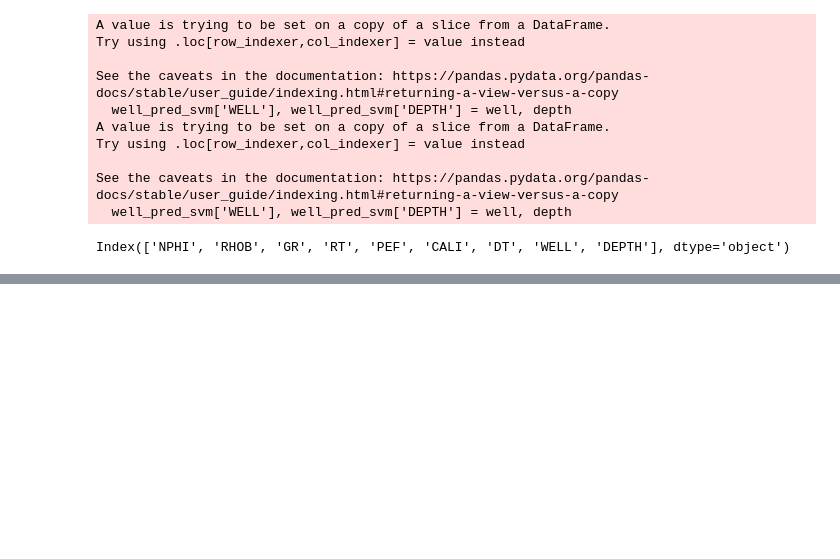
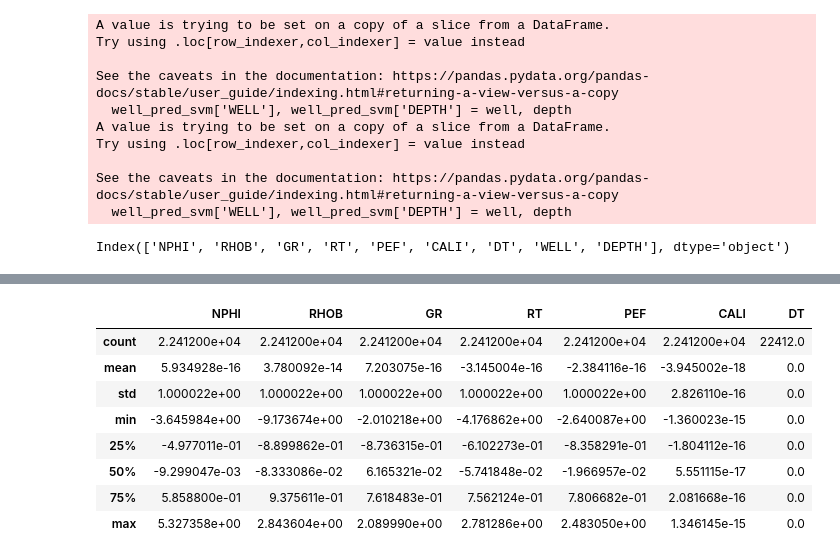
Before and after one commit to jtkhair/volve-machine-learning, a Jupyter notebook: notebook/volve_p_sonic_prediction_nn.ipynb, the cells around one changed output, grey strips where cells are left out. Saved outputs shown, nothing was run; the diff lists cells and outputs as text; code cells hidden in the pictures; blank space fills up the shorter version.

```diff
--- a/notebook/volve_p_sonic_prediction_nn.ipynb
+++ b/notebook/volve_p_sonic_prediction_nn.ipynb
@@ -322 +307,13 @@ Number of points after outliers removed with One-class SVM     : 22421
+# %%
+well_pred_norm_svm.describe()
+# %% [output]
+|  | NPHI | RHOB | GR | RT | PEF | CALI | DT |
+| count | 2.241200e+04 | 2.241200e+04 | 2.241200e+04 | 2.241200e+04 | 2.241200e+04 | 2.241200e+04 | 22412.0 |
+| mean | 5.934928e-16 | 3.780092e-14 | 7.203075e-16 | -3.145004e-16 | -2.384116e-16 | -3.945002e-18 | 0.0 |
+| std | 1.000022e+00 | 1.000022e+00 | 1.000022e+00 | 1.000022e+00 | 1.000022e+00 | 2.826110e-16 | 0.0 |
+| min | -3.645984e+00 | -9.173674e+00 | -2.010218e+00 | -4.176862e+00 | -2.640087e+00 | -1.360023e-15 | 0.0 |
+| 25% | -4.977011e-01 | -8.899862e-01 | -8.736315e-01 | -6.102273e-01 | -8.358291e-01 | -1.804112e-16 | 0.0 |
+| 50% | -9.299047e-03 | -8.333086e-02 | 6.165321e-02 | -5.741848e-02 | -1.966957e-02 | 5.551115e-17 | 0.0 |
+| 75% | 5.858800e-01 | 9.375611e-01 | 7.618483e-01 | 7.562124e-01 | 7.806682e-01 | 2.081668e-16 | 0.0 |
+| max | 5.327358e+00 | 2.843604e+00 | 2.089990e+00 | 2.781286e+00 | 2.483050e+00 | 1.346145e-15 | 0.0 |
 # %%
```
Also changed, not shown: parts of 9 cells of this notebook, 2 other files.
